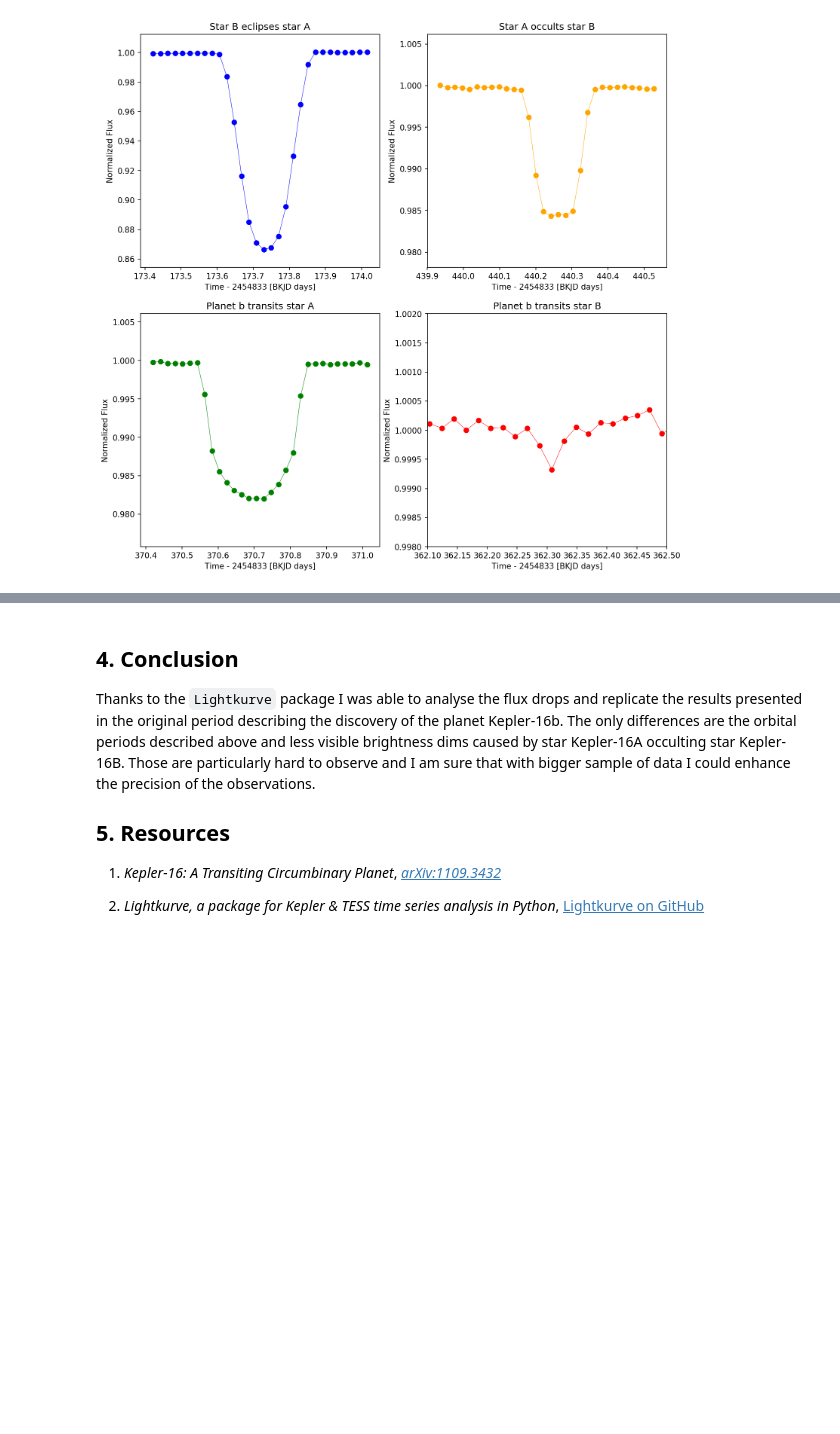
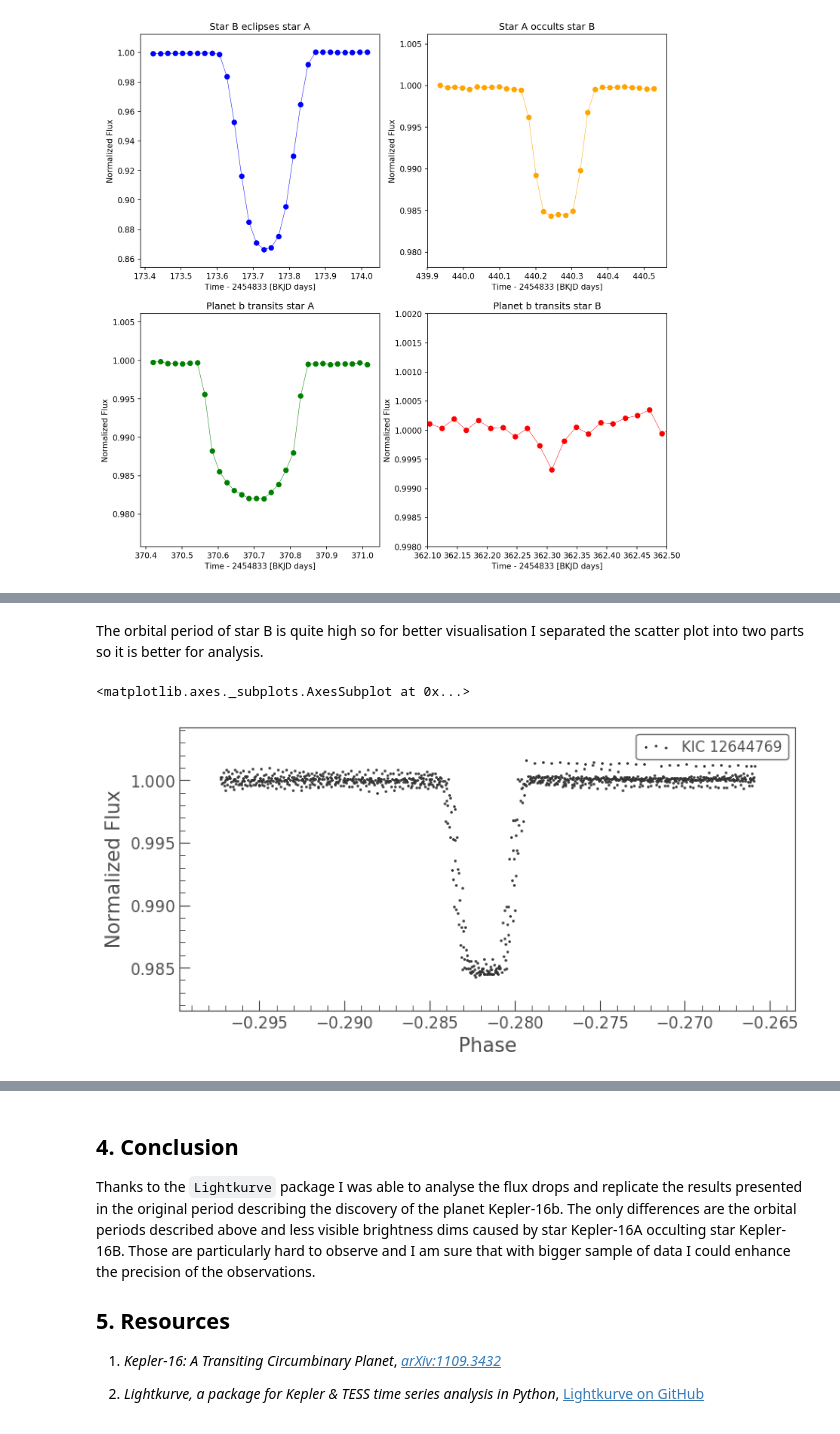
Before and after one commit to ctom2/kepler-analysis, a Jupyter notebook: Kepler-16_analysis.ipynb, the cells around one changed output, grey strips where cells are left out. Drawn from its saved outputs; the diff is of its cells as text; code cells hidden in the pictures; blank space fills up the shorter version.

```diff
--- a/Kepler-16_analysis.ipynb
+++ b/Kepler-16_analysis.ipynb
@@ -371,0 +376,8 @@ tmp_lc.scatter()
+# %% [markdown]
+The orbital period of star B is quite high so for better visualisation I separated the scatter plot into two parts so it is better for analysis.
+# %%
+# Star A occults star B
+tmp_lc.fold(orbital_period(B_A_time[3:17]))[6000:7000].scatter()
+# %% [output]
+<matplotlib.axes._subplots.AxesSubplot at 0x...>
+[figure, added]
```
Also changed, not shown: parts of 5 cells of this notebook.
